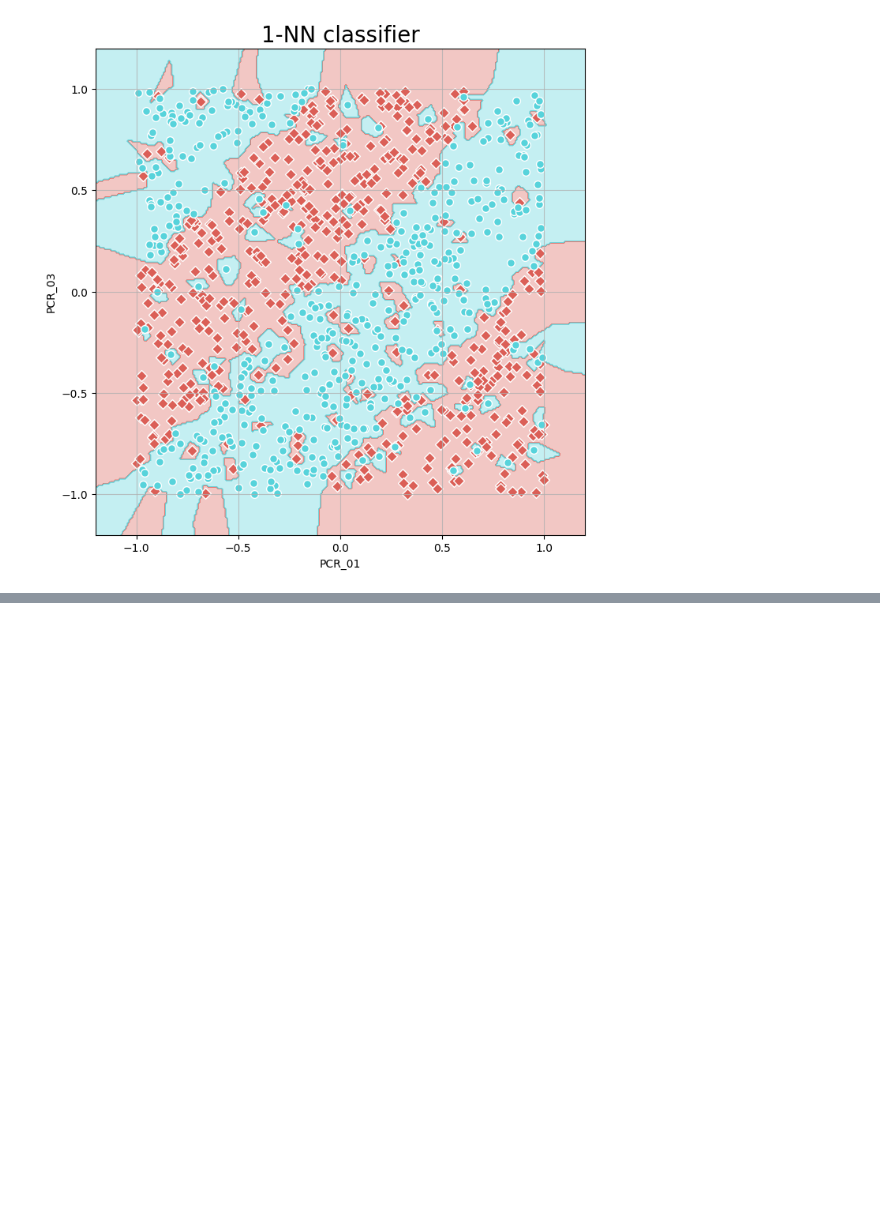
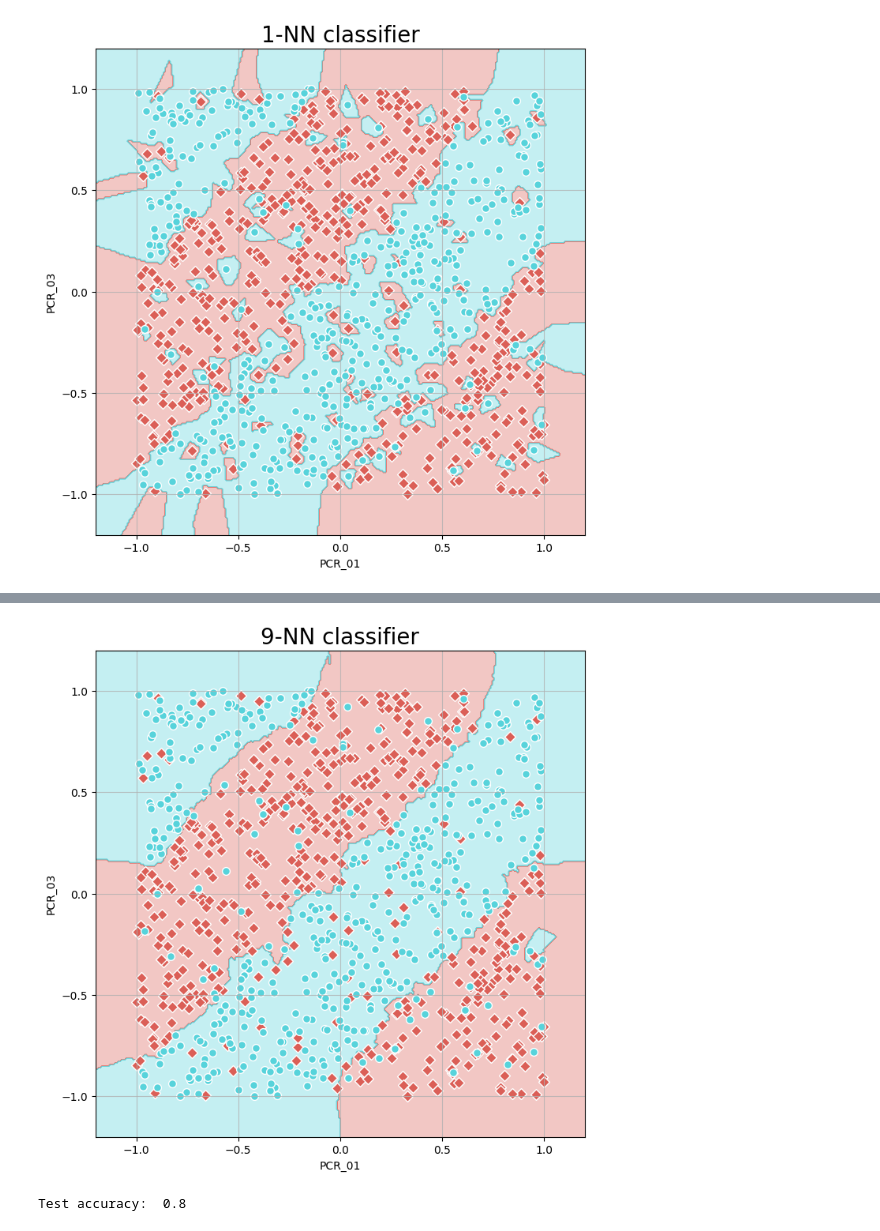
Before and after one commit to mayagel/mlhw2wet, a Jupyter notebook: Copy_of_Untitled1.ipynb, the cells around one changed output, grey strips where cells are left out. Cells and saved outputs as stored; diff of their text form; code cells hidden in the pictures; blank space fills up the shorter version.

```diff
--- a/Copy_of_Untitled1.ipynb
+++ b/Copy_of_Untitled1.ipynb
@@ -274,0 +284,23 @@ The best k value is 9
+# %%
+knn_model = KNeighborsClassifier(n_neighbors=9)
+X_train = prepared_train_data.drop(["spread","risk"], axis = 'columns')
+X_test = prepared_test_data.drop(["spread","risk"], axis = 'columns')
+y_train = prepared_train_data[["spread",'risk']]
+y_test = prepared_test_data[["spread",'risk']]
+
+temporary_X_train = X_train[['PCR_01','PCR_03']]
+temporary_y_train = y_train['spread']
+temporary_X_test = X_test[['PCR_01','PCR_03']]
+temporary_y_test = y_test['spread']
+knn_model.fit(temporary_X_train, temporary_y_train)
+temporary_y_test_predicted = knn_model.predict(temporary_X_test)
+
+#  plot the decision regions of this final model (using the visualize_clf function)
+visualize_clf(knn_model,temporary_X_train,temporary_y_train,"9-NN classifier","PCR_01","PCR_03")
+
+# print the test accuracy of the final model
+from sklearn.metrics import accuracy_score
+print('Test accuracy: ', accuracy_score(temporary_y_test, temporary_y_test_predicted))
+# %% [output]
+[figure, added]
+Test accuracy:  0.8
```
Also changed, not shown: parts of 4 cells of this notebook, 1 other file.
